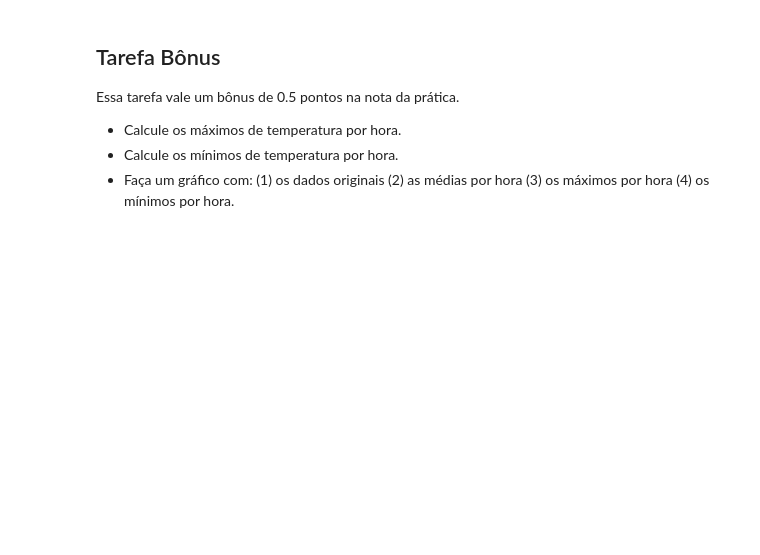
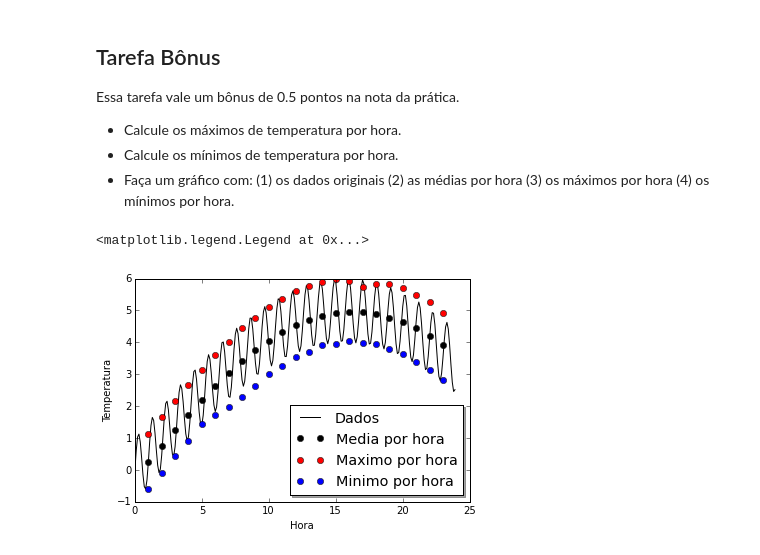
Before and after one commit to mat-esp-2015/python-intro-2-carla_camila_roberto, a Jupyter notebook: tarefa-intro-python-2.ipynb, the cells around one changed output. Cells and saved outputs as stored; diff of their text form; code cells hidden in the pictures; blank space fills up the shorter version.

```diff
--- a/tarefa-intro-python-2.ipynb
+++ b/tarefa-intro-python-2.ipynb
@@ -356,3 +443,15 @@ Essa tarefa vale um bônus de 0.5 pontos na nota da prática.
+# %%
+plt.figure()
+plt.plot(tempos, dados,'-k',label='Dados')
+plt.plot(Amostras, media_hora, 'ok',label='Media por hora')
+plt.plot(Amostras, maximo_hora, 'ok', color = 'r', label='Maximo por hora')
+plt.plot(Amostras, minimo_hora, 'ok',color = 'b', label='Minimo por hora')
+plt.xlabel('Hora')
+plt.ylabel('Temperatura')
+plt.legend(loc='lower right', shadow=True, fontsize='x-large')
+# %% [output]
+<matplotlib.legend.Legend at 0x...>
+[figure, added]
 # %% [markdown]
 ### Resultado esperado
 
```
Also changed, not shown: parts of 12 cells of this notebook.
